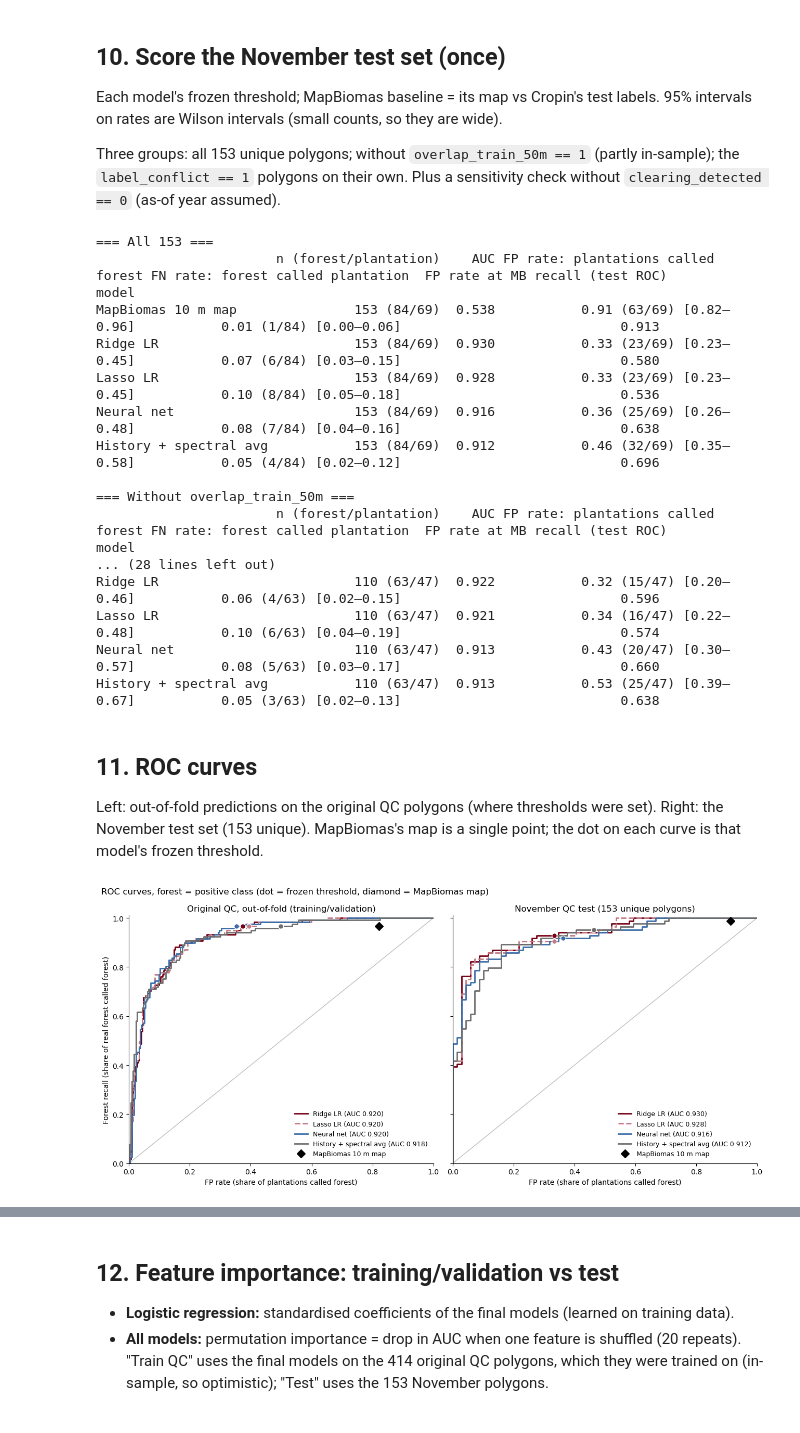
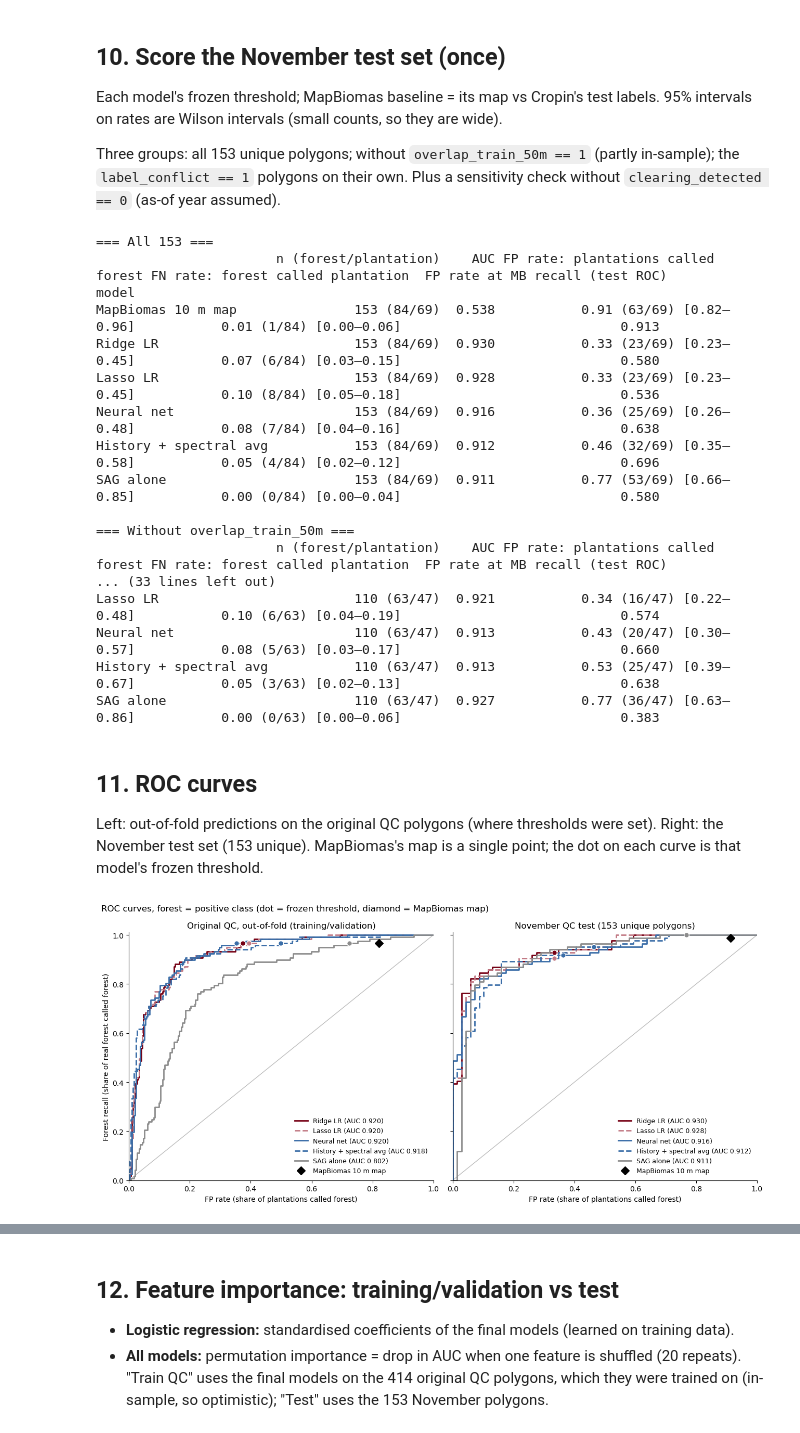
Before and after one commit to clement-docteur/mit_cropin_alab, a Jupyter notebook: models/nov_test_models.ipynb, the cells around one changed output, grey strips where cells are left out. Cells and saved outputs as stored; diff of their text form; code cells hidden in the pictures.

Commit message:
added a comparison to SAG and new plots

```diff
--- a/models/nov_test_models.ipynb
+++ b/models/nov_test_models.ipynb
@@ -40,7 +41,9 @@ torch.manual_seed(SEED); np.random.seed(SEED)
 
 # Colours (project palette): burgundy, blue, greys
 COL = {"Ridge LR": "#750014", "Lasso LR": "#C27A85", "Neural net": "#3B6EA8",
-       "History + spectral avg": "#6E6E6E", "MapBiomas 10 m map": "#000000"}
+       "History + spectral avg": "#3B6EA8", "SAG alone": "#8C8C8C", "MapBiomas 10 m map": "#000000"}
+DASHED = {"Lasso LR", "History + spectral avg"}
+MODELS = ["Ridge LR", "Lasso LR", "Neural net", "History + spectral avg"]   # trained models (not SAG)
 # %% [markdown]
 ## 1. Load data and select rows by `role`
 # %%
@@ -431,0 +440,12 @@ Correlation of history vs spectral OOF predictions on QC: 0.57
+# %%
+sag = train["nc_A_SAG"].to_numpy(float)
+SAG_SIGN = 1.0 if roc_auc_score(y[is_qc], sag[is_qc]) >= 0.5 else -1.0
+print(f"SAG direction on original QC: {'higher' if SAG_SIGN > 0 else 'lower'} SAG = more forest-like")
+sag_score = SAG_SIGN * sag
+results["SAG alone"] = {
+    "oof": sag_score, "setting": "nc_A_SAG, no fitting",
+    "predict": lambda d: SAG_SIGN * d["nc_A_SAG"].to_numpy(float),
+    "folds": pd.DataFrame([{"fold": k, "QC val AUC": roc_auc_score(y[va[is_qc[va]]], sag_score[va[is_qc[va]]]),
+                            "overall val AUC": roc_auc_score(y[va], sag_score[va])}
+                           for k, (_, va) in enumerate(FOLDS)])}
+print(results["SAG alone"]["folds"].round(3).to_string(index=False))
@@ -521,15 +550,15 @@ Ridge LR                         153 (84/69)  0.930           0.33 (23/69) [0.23
 Lasso LR                         153 (84/69)  0.928           0.33 (23/69) [0.23–0.45]           0.10 (8/84) [0.05–0.18]                            0.536
 Neural net                       153 (84/69)  0.916           0.36 (25/69) [0.26–0.48]           0.08 (7/84) [0.04–0.16]                            0.638
 History + spectral avg           153 (84/69)  0.912           0.46 (32/69) [0.35–0.58]           0.05 (4/84) [0.02–0.12]                            0.696
+SAG alone                        153 (84/69)  0.911           0.77 (53/69) [0.66–0.85]           0.00 (0/84) [0.00–0.04]                            0.580
 
 === Without overlap_train_50m ===
                        n (forest/plantation)    AUC FP rate: plantations called forest FN rate: forest called plantation  FP rate at MB recall (test ROC)
-model
-... (28 lines left out)
-Ridge LR                         110 (63/47)  0.922           0.32 (15/47) [0.20–0.46]           0.06 (4/63) [0.02–0.15]                            0.596
+... (33 lines left out)
 Lasso LR                         110 (63/47)  0.921           0.34 (16/47) [0.22–0.48]           0.10 (6/63) [0.04–0.19]                            0.574
 Neural net                       110 (63/47)  0.913           0.43 (20/47) [0.30–0.57]           0.08 (5/63) [0.03–0.17]                            0.660
 History + spectral avg           110 (63/47)  0.913           0.53 (25/47) [0.39–0.67]           0.05 (3/63) [0.02–0.13]                            0.638
+SAG alone                        110 (63/47)  0.927           0.77 (36/47) [0.63–0.86]           0.00 (0/63) [0.00–0.06]                            0.383
 # %% [markdown]
 ## 11. ROC curves
 Left: out-of-fold predictions on the original QC polygons (where thresholds were set).
@@ -538,26 +567,26 @@ curve is that model's frozen threshold.
 # %%
 fig, axes = plt.subplots(1, 2, figsize=(13, 6), sharey=True)
 panels = [(axes[0], "Original QC, out-of-fold (training/validation)",
            {n: r["oof"][is_qc] for n, r in results.items()}, y[is_qc], mb_pred(qc_train)),
           (axes[1], "November QC test (153 unique polygons)",
            {n: r["p_test"] for n, r in results.items()}, y_test, p_mb_test)]
 for ax, title, probs, yy, mbp in panels:
     for name, p in probs.items():
         fpr, tpr, _ = roc_curve(yy, p)
-        ax.plot(fpr, tpr, color=COL[name], lw=2, ls="--" if name == "Lasso LR" else "-",
+        ax.plot(fpr, tpr, color=COL[name], lw=2, ls="--" if name in DASHED else "-",
                 label=f"{name} (AUC {roc_auc_score(yy, p):.3f})")
         cut = p >= FROZEN[name]
         ax.plot(cut[yy == 0].mean(), cut[yy == 1].mean(), "o", color=COL[name], ms=7, mec="white", zorder=5)
     ax.plot(mbp[yy == 0].mean(), mbp[yy == 1].mean(), "D", color=COL["MapBiomas 10 m map"], ms=8,
             label="MapBiomas 10 m map", zorder=6)
     ax.plot([0, 1], [0, 1], color="#BDBDBD", lw=1, zorder=0)
     ax.set(xlim=(0, 1), ylim=(0, 1.01), title=title,
            xlabel="FP rate (share of plantations called forest)")
     ax.legend(loc="lower right", fontsize=9, frameon=False)
     ax.spines[["top", "right"]].set_visible(False)
 axes[0].set_ylabel("Forest recall (share of real forest called forest)")
 fig.suptitle("ROC curves, forest = positive class (dot = frozen threshold, diamond = MapBiomas map)",
              x=0.01, ha="left")
 fig.tight_layout(); fig.savefig(f"{OUT}/roc_curves.png", dpi=150); plt.show()
 # %% [output]
-[figure, old version]
+[figure, new version]
```
Also changed, not shown: parts of 8 cells of this notebook, 6 other files.
